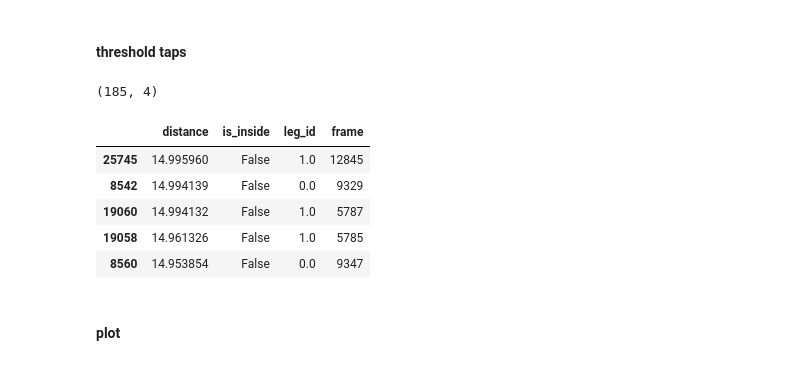
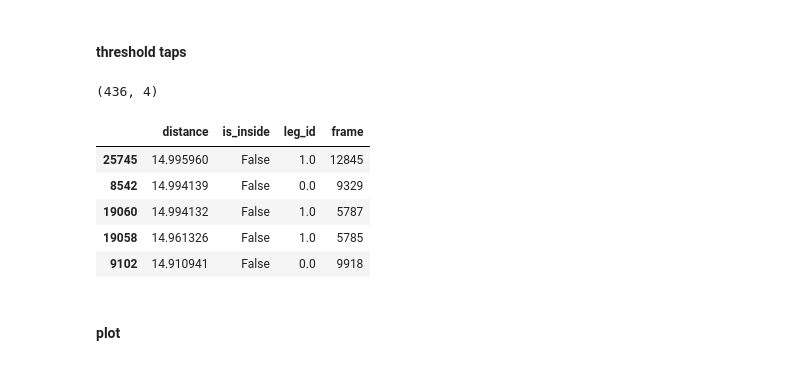
Before and after one commit to julianarhee/flytracker_analysis, a Jupyter notebook: maDLCv2-test.ipynb, the cells around one changed output. Cells and saved outputs as stored; diff of their text form; code cells hidden in the pictures.

```diff
--- a/maDLCv2-test.ipynb
+++ b/maDLCv2-test.ipynb
@@ -302,22 +244,22 @@ cap = cv2.VideoCapture(video_fpath)
 # %%
 #min_tap_dist=1
 #taps = distdf[(distdf['distance']<=min_tap_dist) ].copy()
 tap_thresh_upper = 15
-tap_thresh_lower = 10
+tap_thresh_lower = 0
 taps = distdf[(~distdf['is_inside'])
               & (distdf['distance']<=tap_thresh_upper) & (distdf['distance']>=tap_thresh_lower)].copy()
 closest_tap = taps.loc[taps.groupby('frame')['distance'].idxmin()]
 sorted_taps = closest_tap.sort_values(by='distance', ascending=False)
 print(sorted_taps.shape)
 sorted_taps.head()
 # %% [output]
-(185, 4)
+(436, 4)
 |  | distance | is_inside | leg_id | frame |
 | 25745 | 14.995960 | False | 1.0 | 12845 |
 | 8542 | 14.994139 | False | 0.0 | 9329 |
 | 19060 | 14.994132 | False | 1.0 | 5787 |
 | 19058 | 14.961326 | False | 1.0 | 5785 |
-| 8560 | 14.953854 | False | 0.0 | 9347 |
+| 9102 | 14.910941 | False | 0.0 | 9918 |
 # %% [markdown]
 #### plot
 # %%
```
Also changed, not shown: parts of 25 cells of this notebook.
